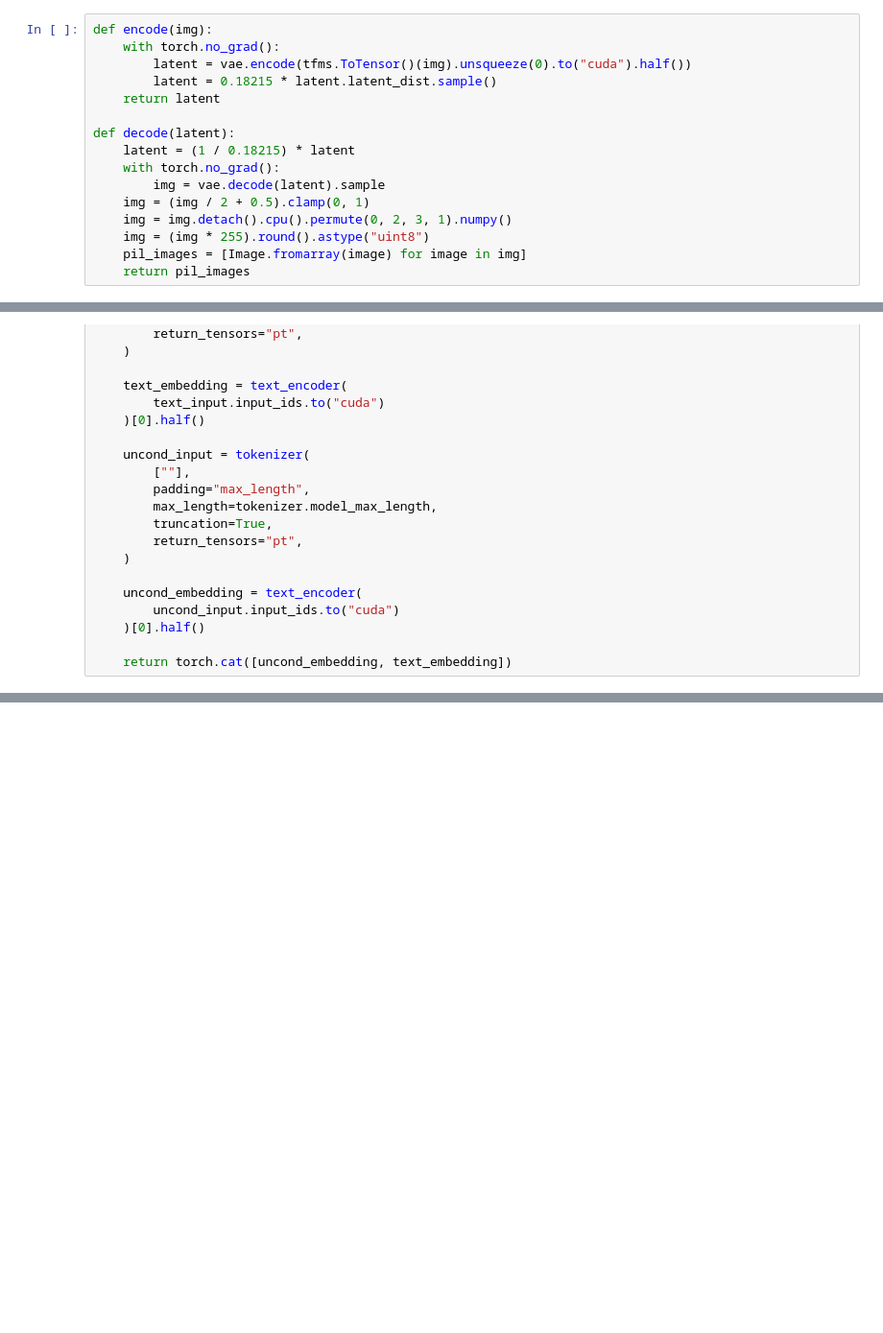
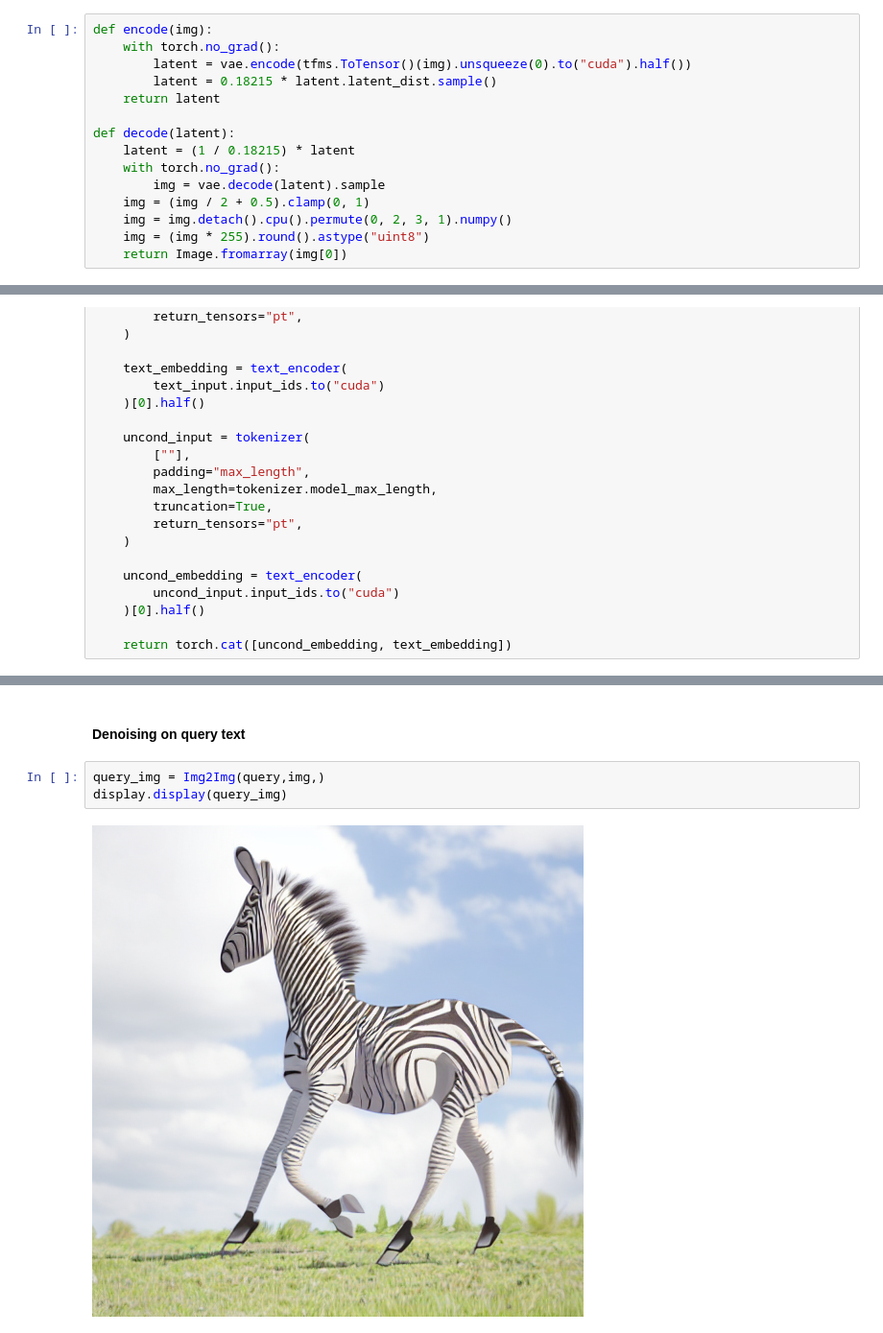
Before and after one commit to daspartho/DiffEdit, a Jupyter notebook: DiffEdit.ipynb, the cells around one changed output, grey strips where cells are left out. Shown at 96% size. Drawn from its saved outputs; the diff is of its cells as text; blank space fills up the shorter version.

```diff
--- a/DiffEdit.ipynb
+++ b/DiffEdit.ipynb
@@ -88,8 +90,7 @@ def decode(latent):
     img = (img / 2 + 0.5).clamp(0, 1)
     img = img.detach().cpu().permute(0, 2, 3, 1).numpy()
     img = (img * 255).round().astype("uint8")
-    pil_images = [Image.fromarray(image) for image in img]
-    return pil_images
+    return Image.fromarray(img[0])
 # %% [markdown]
 ### Function to turn prompts in embeddings
 # %%
@@ -122,0 +193,7 @@ def prep_text(prompt):
+# %% [markdown]
+#### Denoising on query text
+# %%
+query_img = Img2Img(query,img,)
+display.display(query_img)
+# %% [output]
+[figure, added]
```
Also changed, not shown: parts of 12 cells of this notebook.
